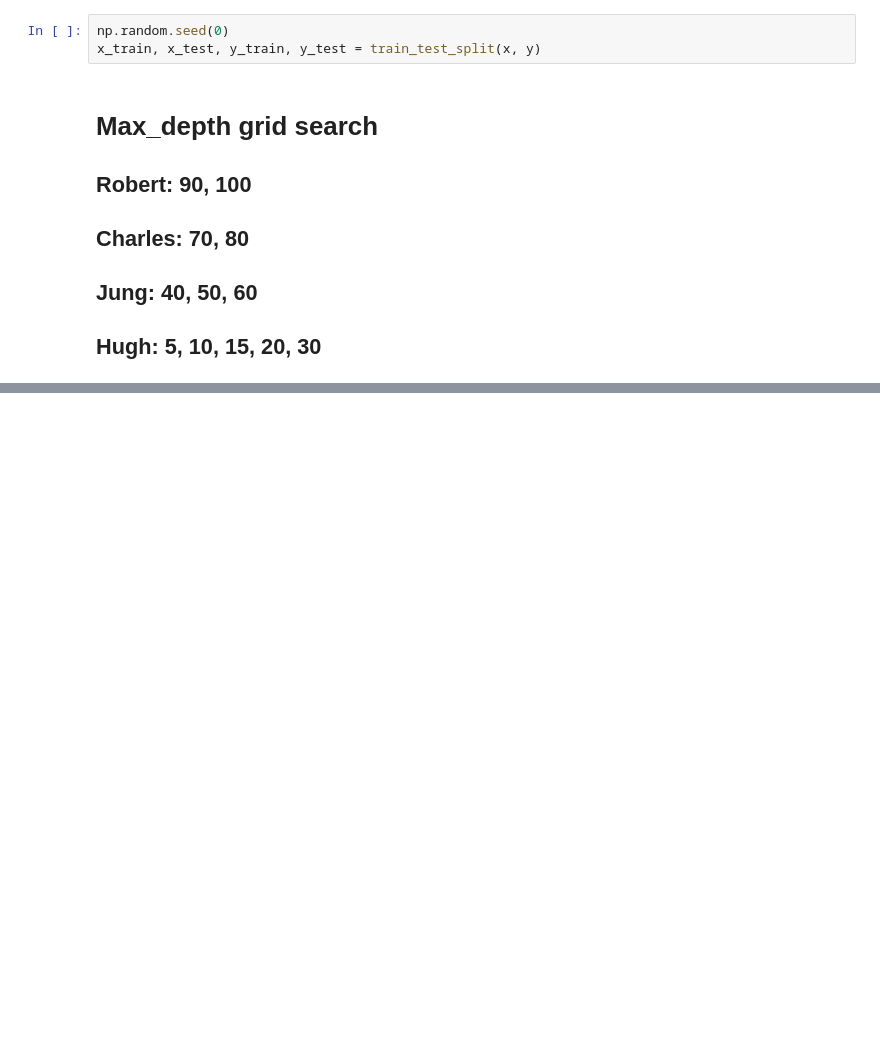
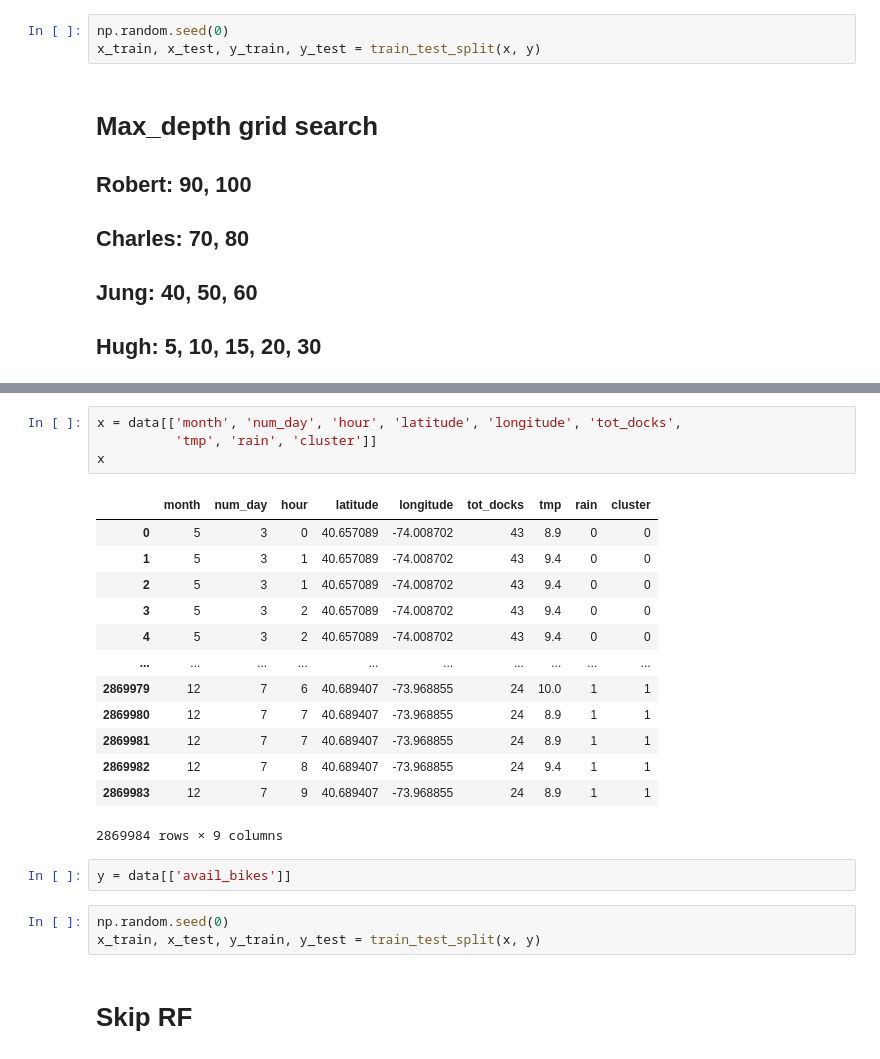
Before and after one commit to charles-v-phillips/citibike, a Jupyter notebook: charles/modeling/ML_modeling.ipynb, the cells around one changed output, grey strips where cells are left out. Saved outputs shown, nothing was run; the diff lists cells and outputs as text; blank space fills up the shorter version.

```diff
--- a/charles/modeling/ML_modeling.ipynb
+++ b/charles/modeling/ML_modeling.ipynb
@@ -92,0 +126,25 @@ x.head()
+# %%
+x = data[['month', 'num_day', 'hour', 'latitude', 'longitude', 'tot_docks',
+          'tmp', 'rain', 'cluster']]
+x
+# %% [output]
+|  | month | num_day | hour | latitude | longitude | tot_docks | tmp | rain | cluster |
+| 0 | 5 | 3 | 0 | 40.657089 | -74.008702 | 43 | 8.9 | 0 | 0 |
+| 1 | 5 | 3 | 1 | 40.657089 | -74.008702 | 43 | 9.4 | 0 | 0 |
+| 2 | 5 | 3 | 1 | 40.657089 | -74.008702 | 43 | 9.4 | 0 | 0 |
+| 3 | 5 | 3 | 2 | 40.657089 | -74.008702 | 43 | 9.4 | 0 | 0 |
+| 4 | 5 | 3 | 2 | 40.657089 | -74.008702 | 43 | 9.4 | 0 | 0 |
+| ... | ... | ... | ... | ... | ... | ... | ... | ... | ... |
+| 2869979 | 12 | 7 | 6 | 40.689407 | -73.968855 | 24 | 10.0 | 1 | 1 |
+| 2869980 | 12 | 7 | 7 | 40.689407 | -73.968855 | 24 | 8.9 | 1 | 1 |
+| 2869981 | 12 | 7 | 7 | 40.689407 | -73.968855 | 24 | 8.9 | 1 | 1 |
+| 2869982 | 12 | 7 | 8 | 40.689407 | -73.968855 | 24 | 9.4 | 1 | 1 |
+| 2869983 | 12 | 7 | 9 | 40.689407 | -73.968855 | 24 | 8.9 | 1 | 1 |
+2869984 rows × 9 columns
+# %%
+y = data[['avail_bikes']]
+# %%
+np.random.seed(0)
+x_train, x_test, y_train, y_test = train_test_split(x, y)
+# %% [markdown]
+# Skip RF
```
Also changed, not shown: parts of 20 cells of this notebook, 12 other files.
